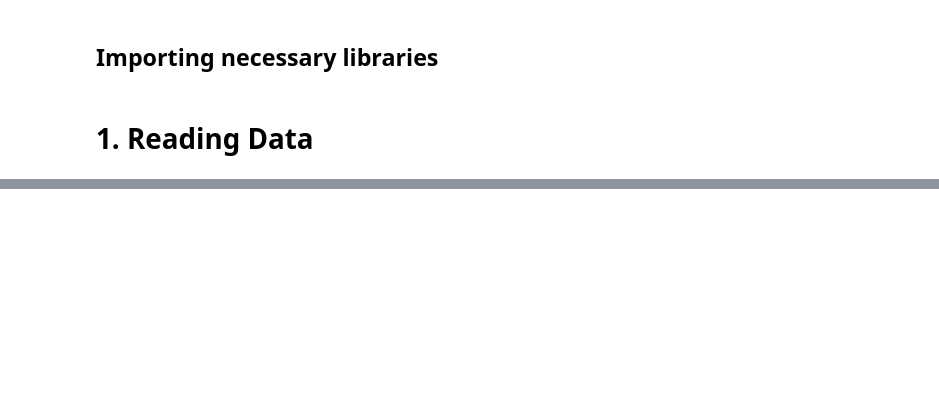
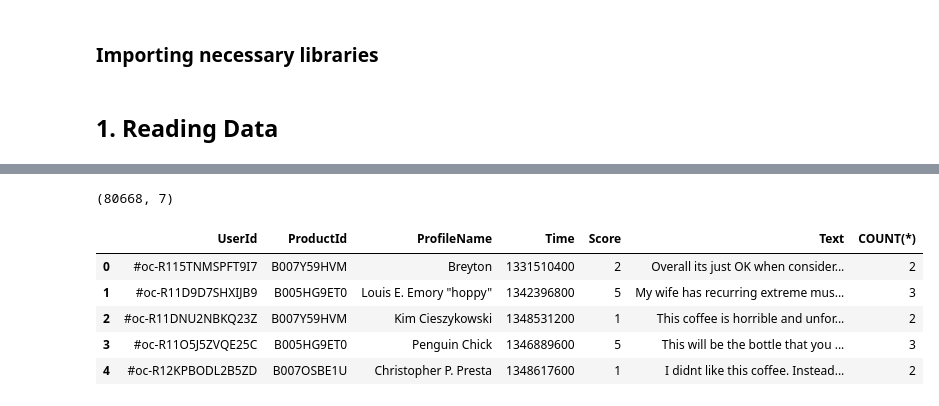
Before and after one commit to deveshSingh06/Food_Reviews_Project, a Jupyter notebook: Amazon Fine Food Reviews Analysis.ipynb, the cells around one changed output, grey strips where cells are left out. Cells and saved outputs as stored; diff of their text form; code cells hidden in the pictures; blank space fills up the shorter version.

```diff
--- a/Amazon Fine Food Reviews Analysis.ipynb
+++ b/Amazon Fine Food Reviews Analysis.ipynb
@@ -46,7 +48,7 @@ In order to load the data, we used the SQLITE dataset as it is easier to query t
 
 Here as we only want to get the global sentiment of the recommendations (positive or negative), we will purposefully ignore all Scores equal to 3. If the score is above 3, then the recommendation wil be set to "positive". Otherwise, it will be set to "negative".
 # %% [markdown]
-## Importing necessary libraries
+### Importing necessary libraries
 # %%
 %matplotlib inline
 import warnings
@@ -84,7 +86,7 @@ import pickle
 from tqdm import tqdm
 import os
 # %% [markdown]
-# 1. Reading Data
+## 1. Reading Data
 # %%
 #Using the SQLite Table to read data.
 #Creating a connection between the database and the code.
@@ -122,0 +132,11 @@ Number of data points in our data:(5000, 10)
+# %%
+print(display.shape)
+display.head()
+# %% [output]
+(80668, 7)
+|  | UserId | ProductId | ProfileName | Time | Score | Text | COUNT(*) |
+| 0 | #oc-R115TNMSPFT9I7 | B007Y59HVM | Breyton | 1331510400 | 2 | Overall its just OK when consider... | 2 |
+| 1 | #oc-R11D9D7SHXIJB9 | B005HG9ET0 | Louis E. Emory "hoppy" | 1342396800 | 5 | My wife has recurring extreme mus... | 3 |
+| 2 | #oc-R11DNU2NBKQ23Z | B007Y59HVM | Kim Cieszykowski | 1348531200 | 1 | This coffee is horrible and unfor... | 2 |
+| 3 | #oc-R11O5J5ZVQE25C | B005HG9ET0 | Penguin Chick | 1346889600 | 5 | This will be the bottle that you ... | 3 |
+| 4 | #oc-R12KPBODL2B5ZD | B007OSBE1U | Christopher P. Presta | 1348617600 | 1 | I didnt like this coffee. Instead... | 2 |
```
Also changed, not shown: parts of 42 cells of this notebook.
